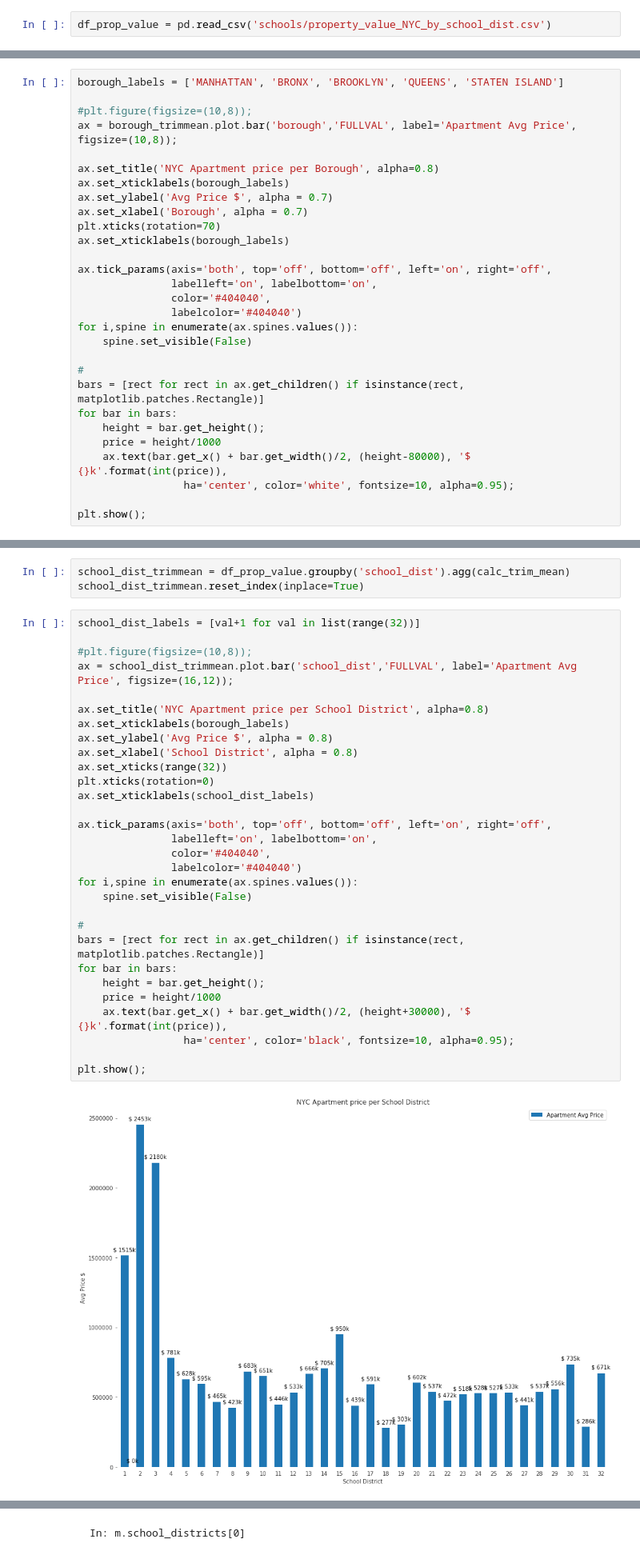
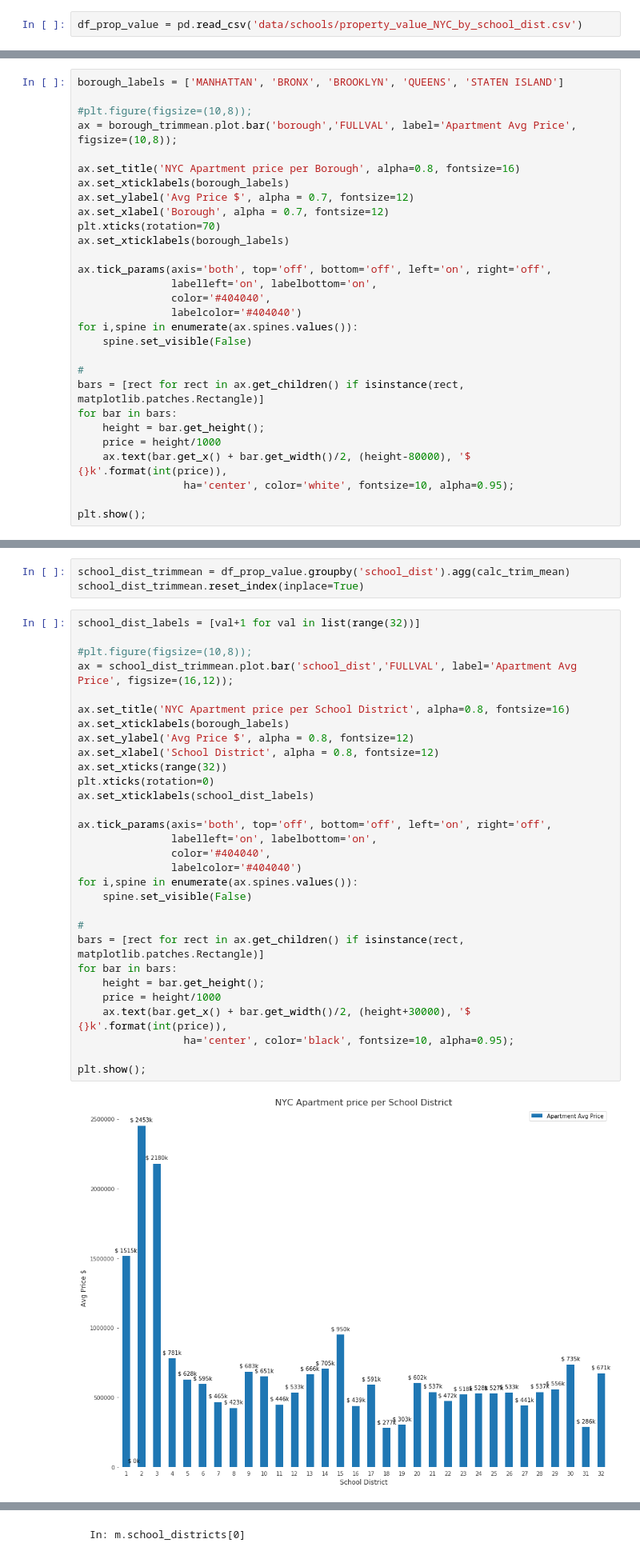
Before and after one commit to SilverSurfer0/dataquest, a Jupyter notebook: solutions/NYC_schools_exploration.ipynb, the cells around one changed output, grey strips where cells are left out. Shown at 80% size. Saved outputs shown, nothing was run; the diff lists cells and outputs as text.

```diff
--- a/solutions/NYC_schools_exploration.ipynb
+++ b/solutions/NYC_schools_exploration.ipynb
@@ -334,7 +337,7 @@ Great, we can combine that data using `zip codes` and `school district numbers`!
 
 However we need to explore, clean and select data properly.
 # %%
-df_prop_value = pd.read_csv('schools/property_value_NYC_by_school_dist.csv')
+df_prop_value = pd.read_csv('data/schools/property_value_NYC_by_school_dist.csv')
 # %%
 print('The dataset is huge with over million entries: {}'.format(len(df_prop_value)))
 # %% [output]
@@ -454,10 +455,10 @@ borough_labels = ['MANHATTAN', 'BRONX', 'BROOKLYN', 'QUEENS', 'STATEN ISLAND']
 #plt.figure(figsize=(10,8));
 ax = borough_trimmean.plot.bar('borough','FULLVAL', label='Apartment Avg Price', figsize=(10,8));
 
-ax.set_title('NYC Apartment price per Borough', alpha=0.8)
+ax.set_title('NYC Apartment price per Borough', alpha=0.8, fontsize=16)
 ax.set_xticklabels(borough_labels)
-ax.set_ylabel('Avg Price $', alpha = 0.7)
-ax.set_xlabel('Borough', alpha = 0.7)
+ax.set_ylabel('Avg Price $', alpha = 0.7, fontsize=12)
+ax.set_xlabel('Borough', alpha = 0.7, fontsize=12)
 plt.xticks(rotation=70)
 ax.set_xticklabels(borough_labels)
 
@@ -487,35 +488,35 @@ school_dist_trimmean.reset_index(inplace=True)
 # %%
 school_dist_labels = [val+1 for val in list(range(32))]
 
 #plt.figure(figsize=(10,8));
 ax = school_dist_trimmean.plot.bar('school_dist','FULLVAL', label='Apartment Avg Price', figsize=(16,12));
 
-ax.set_title('NYC Apartment price per School District', alpha=0.8)
+ax.set_title('NYC Apartment price per School District', alpha=0.8, fontsize=16)
 ax.set_xticklabels(borough_labels)
-ax.set_ylabel('Avg Price $', alpha = 0.8)
-ax.set_xlabel('School District', alpha = 0.8)
+ax.set_ylabel('Avg Price $', alpha = 0.8, fontsize=12)
+ax.set_xlabel('School District', alpha = 0.8, fontsize=12)
 ax.set_xticks(range(32))
 plt.xticks(rotation=0)
 ax.set_xticklabels(school_dist_labels)
 
 ax.tick_params(axis='both', top='off', bottom='off', left='on', right='off',
                labelleft='on', labelbottom='on',
                color='#404040',
                labelcolor='#404040')
 for i,spine in enumerate(ax.spines.values()):
     spine.set_visible(False)
 
 #
 bars = [rect for rect in ax.get_children() if isinstance(rect, matplotlib.patches.Rectangle)]
 for bar in bars:
     height = bar.get_height();
     price = height/1000
     ax.text(bar.get_x() + bar.get_width()/2, (height+30000), '$ {}k'.format(int(price)),
                  ha='center', color='black', fontsize=10, alpha=0.95);
 
 plt.show();
 # %% [output]
-[figure, old version]
+[figure, new version]
 # %% [markdown]
 Ok, it is clearly seen that Manhattan is super expensive while Staten Island property is much most affordable.
 
```
Also changed, not shown: parts of 31 cells of this notebook.
